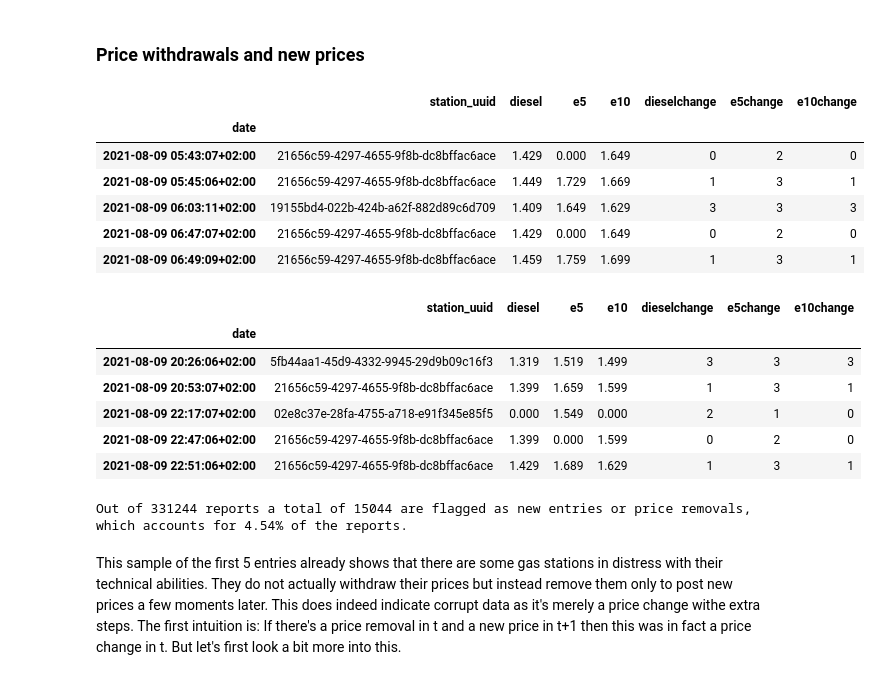
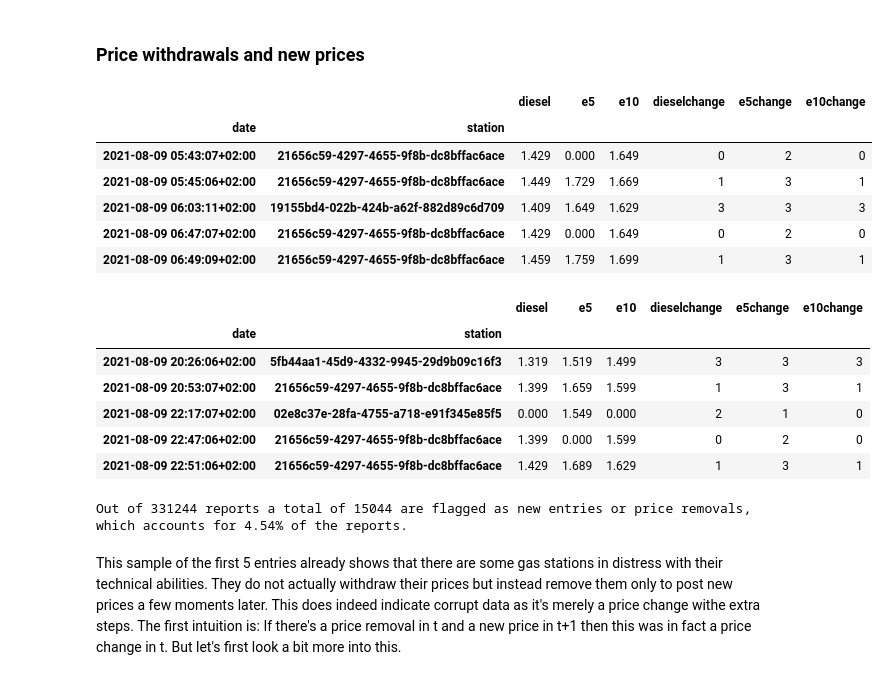
Before and after one commit to petrol-price-predictor/jurassic-juice-juggler, a Jupyter notebook: eda_prices.ipynb, the cells around one changed output. Cells and saved outputs as stored; diff of their text form; code cells hidden in the pictures.

```diff
--- a/eda_prices.ipynb
+++ b/eda_prices.ipynb
@@ -78,35 +78,35 @@ The last point is a potential source of corrupted data, which is why we investig
 ### Price withdrawals and new prices
 # %%
 # Transforming the 'date' column into datetime and setting it as index
-prices_sample = process.set_datetime_index(prices_sample)
+prices_sample = process.set_panel_index(prices_sample, individual='station_uuid', names=['date','station'])
 
 # Since we have very irregular timestamps and duplicate timestamp indices, a series of unique timestamps will also be handy
 timestamps = process.get_unique_timestamps(prices_sample)
 
 # Filter for all reports with 'new' or 'removed' prices
 remove_new = prices_sample.query('dieselchange in [2,3] or e5change in [2,3] or e10change in [2,3]')
 
 display(remove_new.head(5))
 display(remove_new.tail(5))
 print(
     'Out of {} reports a total of {} are flagged as new entries or price removals, '
     'which accounts for {:.2f}% of the reports.' \
     .format(
         len(prices_sample),
         len(remove_new),
         100 * len(remove_new)/len(prices_sample),
     )
 )
 # %% [output]
-|  | station_uuid | diesel | e5 | e10 | dieselchange | e5change | e10change |
-| date |  |  |  |  |  |  |  |
+|  |  | diesel | e5 | e10 | dieselchange | e5change | e10change |
+| date | station |  |  |  |  |  |  |
 | 2021-08-09 05:43:07+02:00 | 21656c59-4297-4655-9f8b-dc8bffac6ace | 1.429 | 0.000 | 1.649 | 0 | 2 | 0 |
 | 2021-08-09 05:45:06+02:00 | 21656c59-4297-4655-9f8b-dc8bffac6ace | 1.449 | 1.729 | 1.669 | 1 | 3 | 1 |
 | 2021-08-09 06:03:11+02:00 | 19155bd4-022b-424b-a62f-882d89c6d709 | 1.409 | 1.649 | 1.629 | 3 | 3 | 3 |
 | 2021-08-09 06:47:07+02:00 | 21656c59-4297-4655-9f8b-dc8bffac6ace | 1.429 | 0.000 | 1.649 | 0 | 2 | 0 |
 | 2021-08-09 06:49:09+02:00 | 21656c59-4297-4655-9f8b-dc8bffac6ace | 1.459 | 1.759 | 1.699 | 1 | 3 | 1 |
-|  | station_uuid | diesel | e5 | e10 | dieselchange | e5change | e10change |
-| date |  |  |  |  |  |  |  |
+|  |  | diesel | e5 | e10 | dieselchange | e5change | e10change |
+| date | station |  |  |  |  |  |  |
 | 2021-08-09 20:26:06+02:00 | 5fb44aa1-45d9-4332-9945-29d9b09c16f3 | 1.319 | 1.519 | 1.499 | 3 | 3 | 3 |
 | 2021-08-09 20:53:07+02:00 | 21656c59-4297-4655-9f8b-dc8bffac6ace | 1.399 | 1.659 | 1.599 | 1 | 3 | 1 |
 | 2021-08-09 22:17:07+02:00 | 02e8c37e-28fa-4755-a718-e91f345e85f5 | 0.000 | 1.549 | 0.000 | 2 | 1 | 0 |
```
Also changed, not shown: parts of 14 cells of this notebook, 1 other file.
